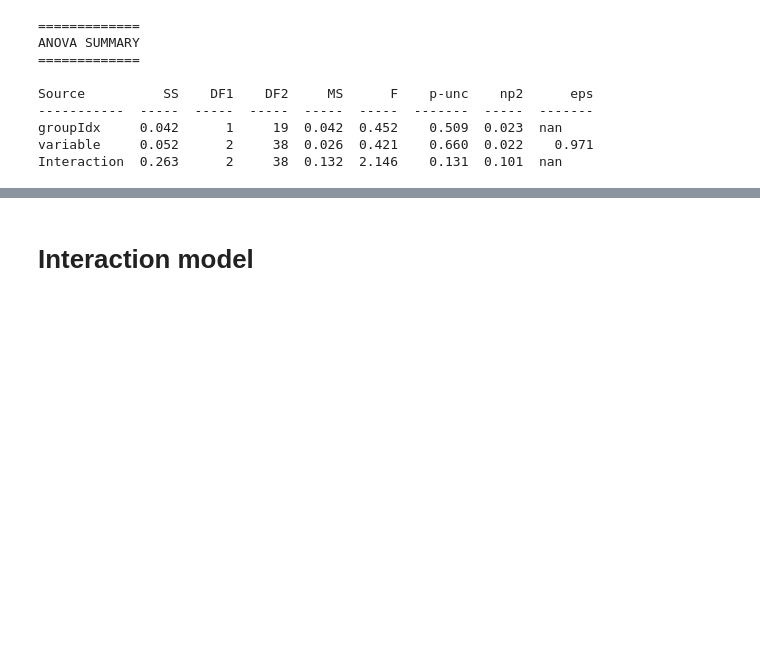
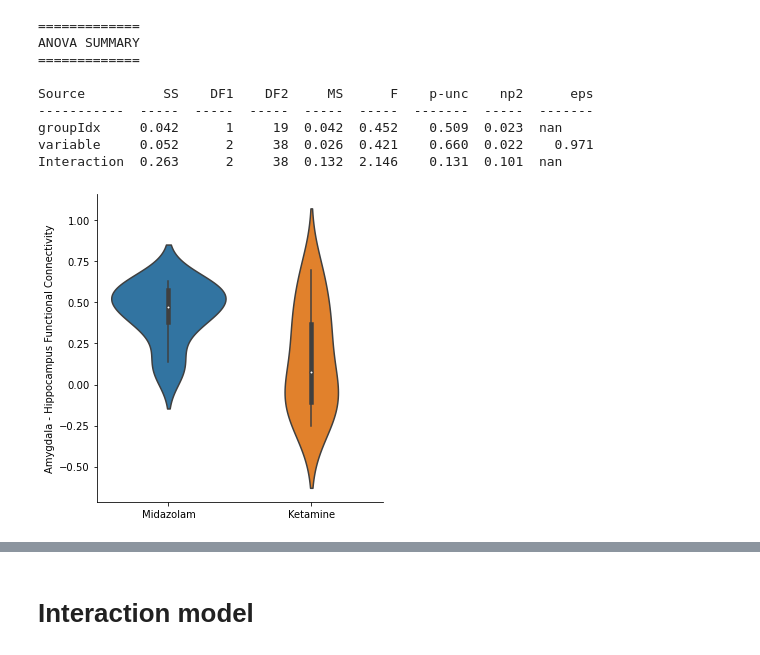
Before and after one commit to orduek/KPE, a Jupyter notebook: func/fc/FC_StatsAnalysis.ipynb, the cells around one changed output, grey strips where cells are left out. Cells and saved outputs as stored; diff of their text form; code cells hidden in the pictures; blank space fills up the shorter version.

```diff
--- a/func/fc/FC_StatsAnalysis.ipynb
+++ b/func/fc/FC_StatsAnalysis.ipynb
@@ -86,6 +86,15 @@ Source          SS    DF1    DF2     MS      F    p-unc    np2      eps
 groupIdx     0.042      1     19  0.042  0.452    0.509  0.023  nan
 variable     0.052      2     38  0.026  0.421    0.660  0.022    0.971
 Interaction  0.263      2     38  0.132  2.146    0.131  0.101  nan
+# %%
+# simple boxplot graph
+a = sns.catplot(y='amg_hippPost2', x='groupIdx', data= df, kind='violin')
+a.set_xticklabels(labels = ["Midazolam", "Ketamine"])
+a.set_xlabels("")
+a.set_ylabels("Amygdala - Hippocampus Functional Connectivity")
+a.savefig('amg_postHipp_FC_time2.png', dpi=300, bbox_inches='tight')
+# %% [output]
+[figure, added]
 # %%
 g = sns.catplot(y='value',x='variable', hue='groupIdx', data=df_long, kind='point', ci=68,
                hue_order=[1,0])
```
Also changed, not shown: parts of 65 cells of this notebook, 2 other files.
